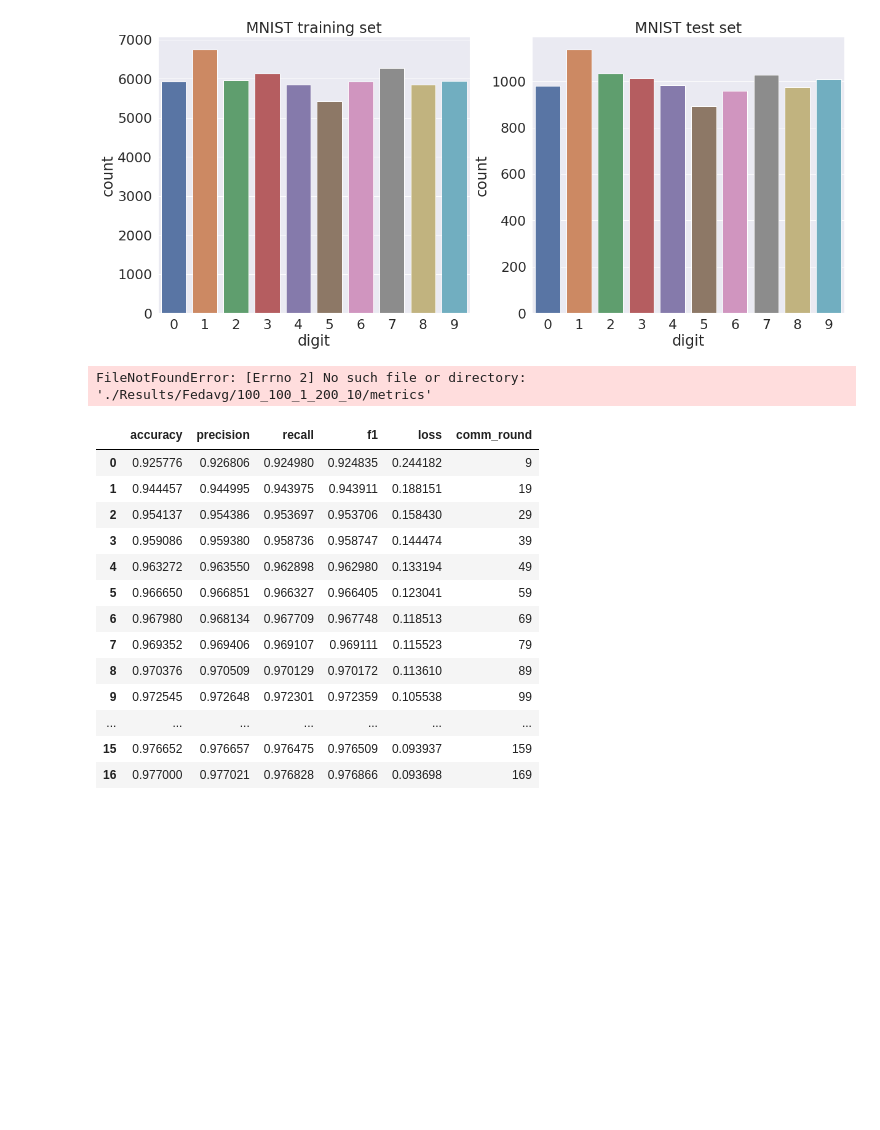
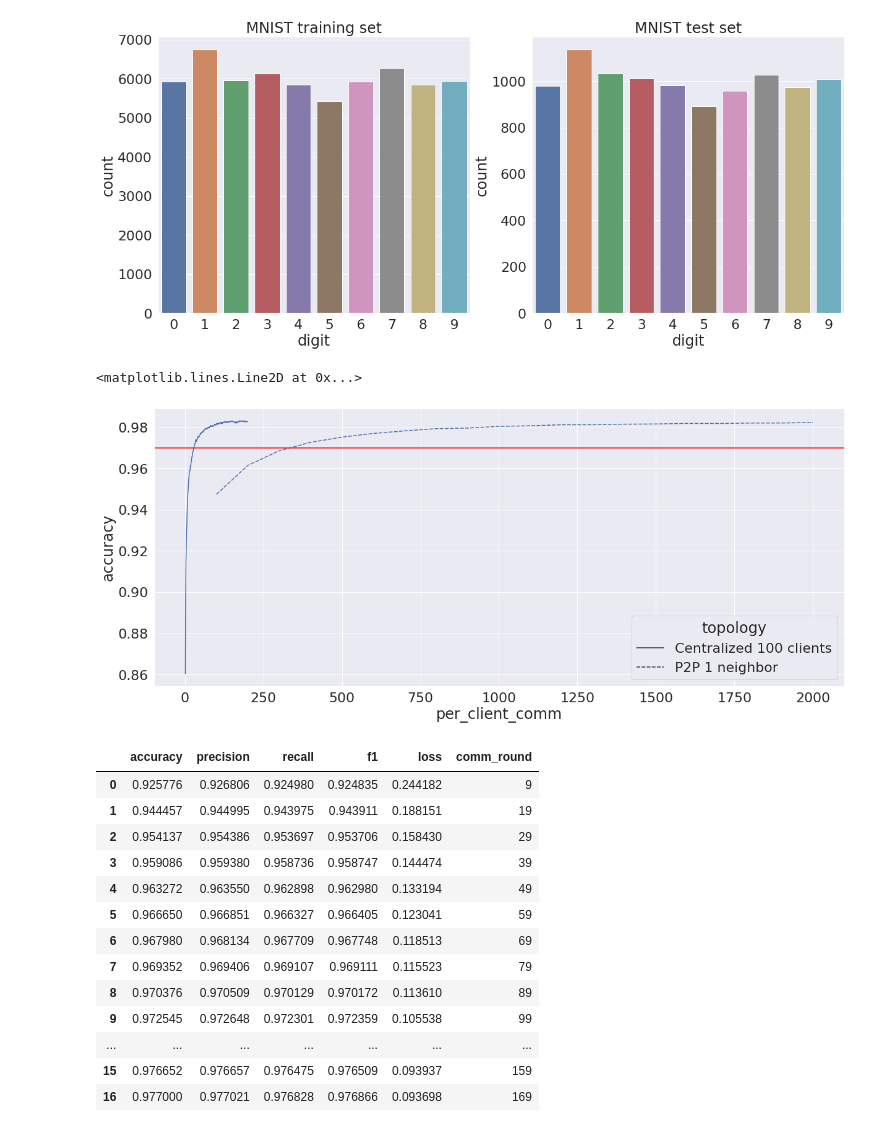
Before and after one commit to dylanmaenpaa/thesis, a Jupyter notebook: plots.ipynb, the cells around one changed output. Cells and saved outputs as stored; diff of their text form; code cells hidden in the pictures; blank space fills up the shorter version.

Commit message:
Plot update

```diff
--- a/plots.ipynb
+++ b/plots.ipynb
@@ -110,7 +110,7 @@ nr_clients = 100 ### NUMBER OF CLIENTS/ENTITIES
 C = 100  ### number of clients in each round, [1, nr_clients]
 client_epochs = 1   ### Number of client epochs
 communication_rounds = 200  ### Number of maximum communication rounds
-test_every_x_round = 10
+test_every_x_round = 1
 
 dir_str = '{}_{}_{}_{}_{}/'.format(nr_clients, C, client_epochs, communication_rounds, test_every_x_round)
 path = './Results/Fedavg/' + dir_str
@@ -118,34 +118,35 @@ path = './Results/Fedavg/' + dir_str
 with open(path + 'metrics', 'rb') as metrics_file:
     metrics = pickle.load(metrics_file)
 
 df = pd.DataFrame.from_dict(metrics[0])
 df.drop(columns=["classification_report"])
 df["comm_round"] = [i for i in range(200)]
 df['per_client_comm'] = [i+1 for i in range(200)]
 
 ### OPEN CENTRALIZED
 nr_clients = 100 ### NUMBER OF CLIENTS/ENTITIES
 C = 100  ### number of clients in each round, [1, nr_clients]
 client_epochs = 1   # Number of client epochs
 communication_rounds = 200  # Number of maximum communication rounds
 test_every_x_round = 1
 
 dir_str = '{}_{}_{}_{}_{}/'.format(nr_clients, C, client_epochs, communication_rounds, test_every_x_round)
 path = './Results/Fedavg/' + dir_str
 
 with open(path + 'metrics', 'rb') as metrics_file:
     metrics = pickle.load(metrics_file)
 
 df = pd.DataFrame.from_dict(metrics[0])
 df.drop(columns=["classification_report"])
 df["comm_round"] = [i for i in range(200)]
 df['per_client_comm'] = [i+1 for i in range(200)]
 
 concatenated = pd.concat([df.assign(topology="Centralized 100 clients"), df_p2p.assign(topology="P2P 1 neighbor")])
 graph = sns.lineplot(x="per_client_comm", y="accuracy", style="topology", data=concatenated)
 graph.axhline(0.97, color='red')
 # %% [output]
-FileNotFoundError: [Errno 2] No such file or directory: './Results/Fedavg/100_100_1_200_10/metrics'
+<matplotlib.lines.Line2D at 0x...>
+[figure, added]
 # %%
 df_p2p
 # %% [output]
```
Also changed, not shown: parts of 2 cells of this notebook.
